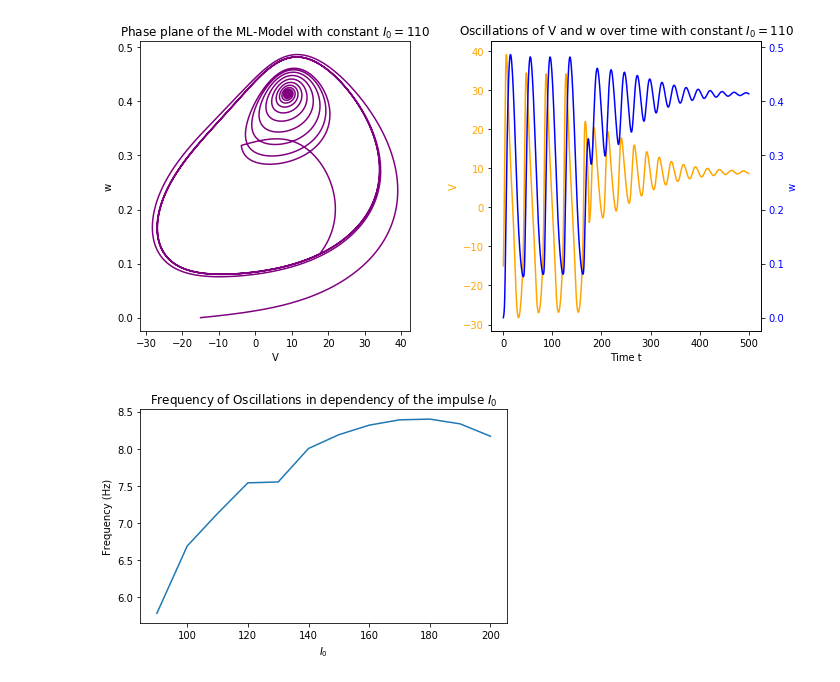
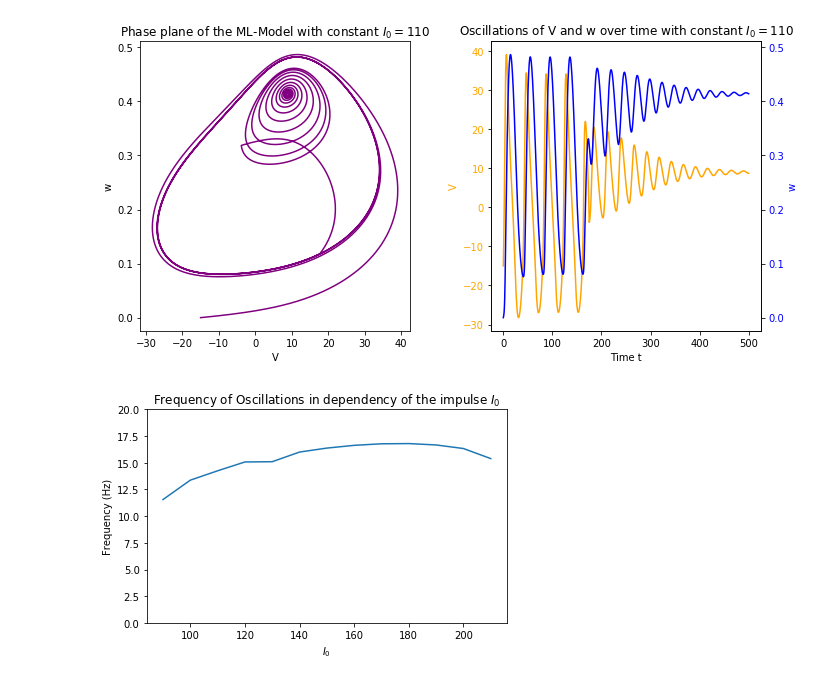
Before and after one commit to chwag/Neurosim, a Jupyter notebook: Final_Project.ipynb, the cells around one changed output. Saved outputs shown, nothing was run; the diff lists cells and outputs as text; code cells hidden in the pictures.

```diff
--- a/Final_Project.ipynb
+++ b/Final_Project.ipynb
@@ -282,7 +286,7 @@ gL = 2 # [mS/cm^2]
 gCa = 4.4 # [mS/cm^2]
 Cm = 20 # [mikroFarad/cm^2]
 phi = 0.04
-Is = np.arange(90,210,10) # [mikroAmpere/cm^2]
+Is = np.arange(90,220,10) # [mikroAmpere/cm^2]
 
 def func(ini, t):
     V,w = ini
@@ -299,33 +303,35 @@ def func(ini, t):
     return dvdt,dwdt
 
 fig,ax = plt.subplots()
 
 finfrq = []
 for I in Is:
     res = scipy.integrate.odeint(func, [-15,0], ts)
     V = [i[0] for i in res]
     w = [i[1] for i in res]
     mnn = 10
     i = 0
     per = [0]
     while i < len(V)-1:
         if round(V[i],0) == round(mnn,0):
             per.append(i)
             while round(V[i],0) == round(mnn,0) and i < len(V)-1:
                 i += 1
         else:
             i += 1
     prn = [per[i]-per[i-1] for i in range(1,len(per))]
     frq = len(V)/np.mean(prn)
-    finfrq.append(frq/2)
+    finfrq.append(frq)
 
 ax.plot(Is, finfrq)
 ax.set(title='Frequency of Oscillations in dependency of the impulse $I_0$',
         ylabel='Frequency (Hz)',
-        xlabel='$I_0$')
+        xlabel='$I_0$',
+      ylim=(0,20))
 
 fig.tight_layout()
 
 plt.show()
+#plt.savefig('frequency.png', bbox_inches='tight')
 # %% [output]
-[figure, old version]
+[figure, new version]
```
Also changed, not shown: parts of 4 cells of this notebook.
